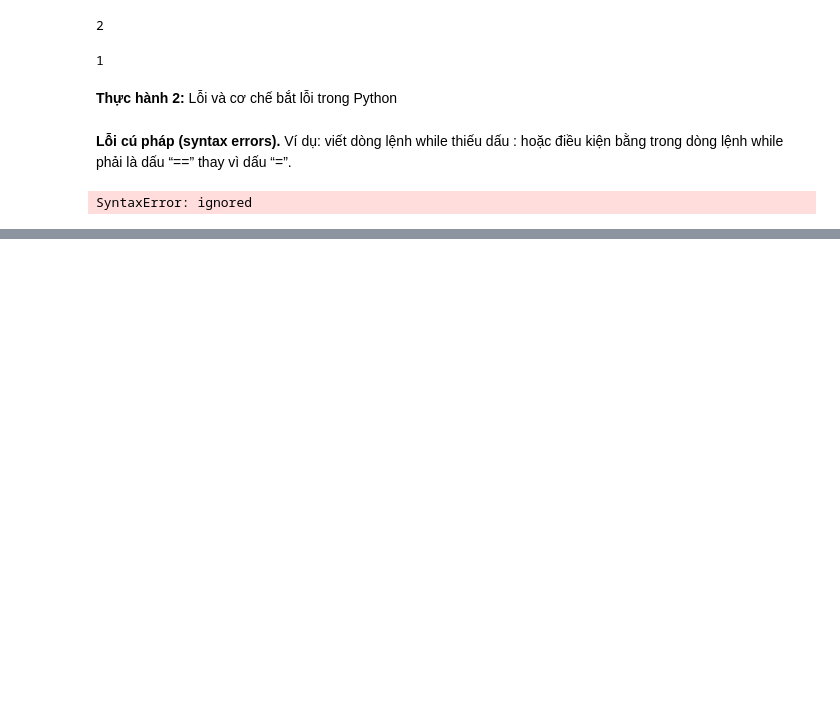
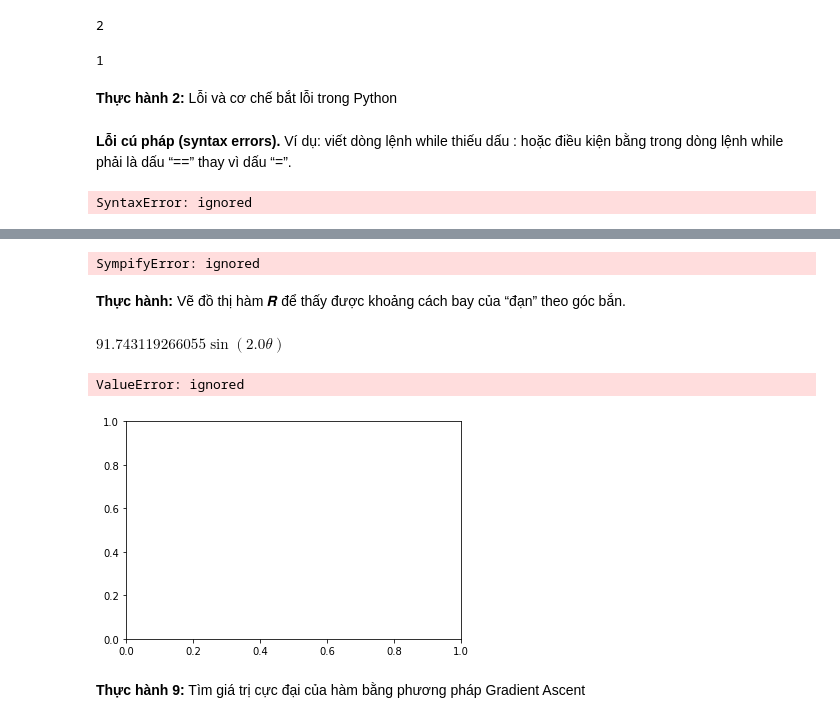
Before and after one commit to Jwoahhh/TH_-Toan_cao_cap, a Jupyter notebook: Bài_3.ipynb, the cells around one changed output, grey strips where cells are left out. Cells and saved outputs as stored; diff of their text form; code cells hidden in the pictures; blank space fills up the shorter version.

```diff
--- a/Bài_3.ipynb
+++ b/Bài_3.ipynb
@@ -26,0 +67,2 @@ SyntaxError: ignored
+# %%
+x = int(input(“Vui long nhap so: ”))
@@ -26,0 +142,7 @@ SyntaxError: ignored
+# %%
+def frange(start, final, interval):
+  numbers = []
+  while start < final:
+    numbers.append(start)
+    start = start + interval
+  return numbers
@@ -26,0 +151,18 @@ SyntaxError: ignored
+# %%
+import math
+def draw_trajectory(u, theta):
+  # Gia toc trong truong
+  g = 9.8
+  # Goc bay:
+  theta = math.radians(theta)
+  # Thoi gian bay:
+  t_flight = 2*u*math.sin(theta)/g
+  # Tinh toan khoang cach thoi gian
+  intervals = frange(0, t_flight, 0.001)
+  # Danh sach toa do x va y
+  x = []
+  y = []
+  for t in intervals:
+    x.append(u*math.cos(theta)*t)
+    y.append(u*math.sin(theta)*t - 0.5*g*t*t)
+  draw_graph(x, y)
@@ -26,0 +171,12 @@ SyntaxError: ignored
+# %%
+if __name__ == '__main__':
+  try:
+    u = float(input('Nhap van toc ban dau (m/s): '))
+    theta = float(input('Nhap goc bay (degrees): '))
+  except ValueError:
+    print (' Nhap cac gia tri sai! ')
+  else:
+    draw_trajectory(u, theta)
+    plt.show()
+  finally:
+    print ('Hoan thanh chuong trinh!')
@@ -26,0 +222,4 @@ SyntaxError: ignored
+# %%
+tinh_daoham('x*/3+x**2+r', 'x')
+# %% [output]
+SympifyError: ignored
@@ -26,0 +242,20 @@ SyntaxError: ignored
+# %% [markdown]
+**Thực hành:** Vẽ đồ thị hàm 𝑹 để thấy được khoảng cách bay của “đạn” theo góc bắn.
+# %%
+ from sympy import Symbol, sin, pi
+ u = Symbol('u')
+ u = 30.0 # van toc 30m/s
+ g = 9.81 # hang so gia toc trong truong
+ theta = Symbol('theta')
+ R = (u**2)*sin(2.0*theta)/g
+ R
+# %% [output]
+$\displaystyle 91.743119266055 \sin{\left(2.0 \theta \right)}$
+# %%
+from pylab import plot
+plot(R, (theta, 0, pi/2)) # xet goc ban tu 0 den 90 (do), tuong ung tu 0 den pi/2 (radian)
+# %% [output]
+ValueError: ignored
+[figure, added]
+# %% [markdown]
+**Thực hành 9:** Tìm giá trị cực đại của hàm bằng phương pháp Gradient Ascent
```
Also changed, not shown: parts of 33 cells of this notebook.
